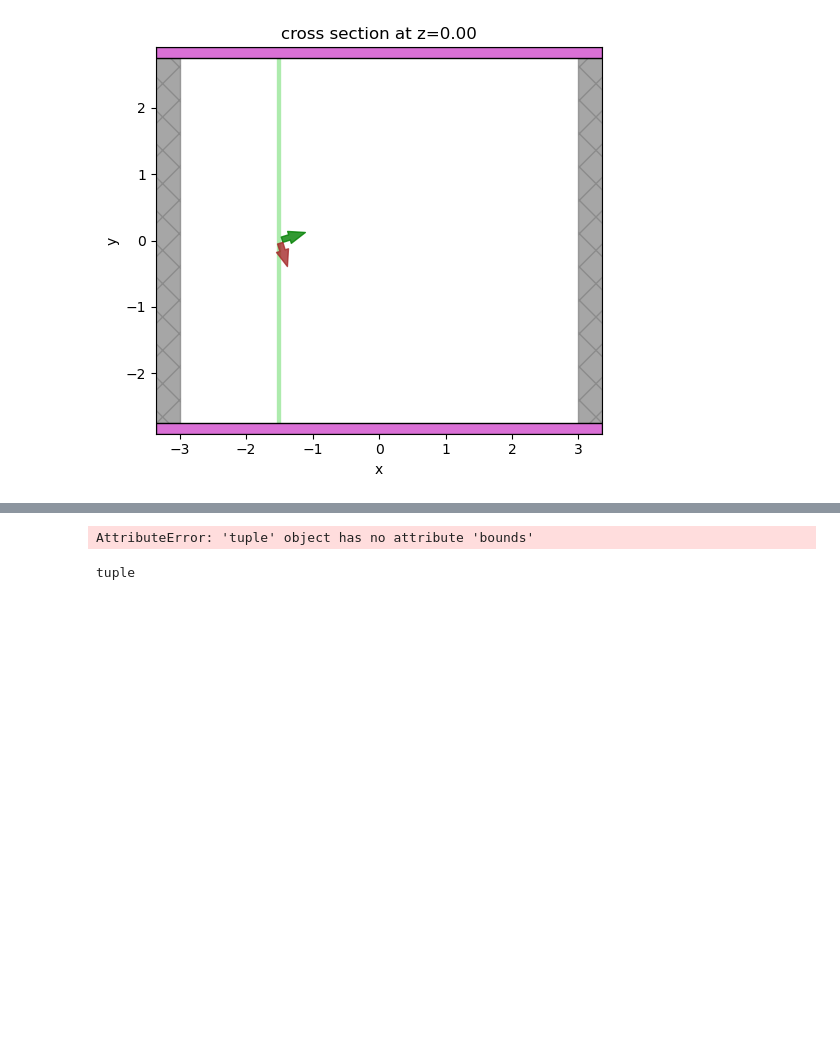
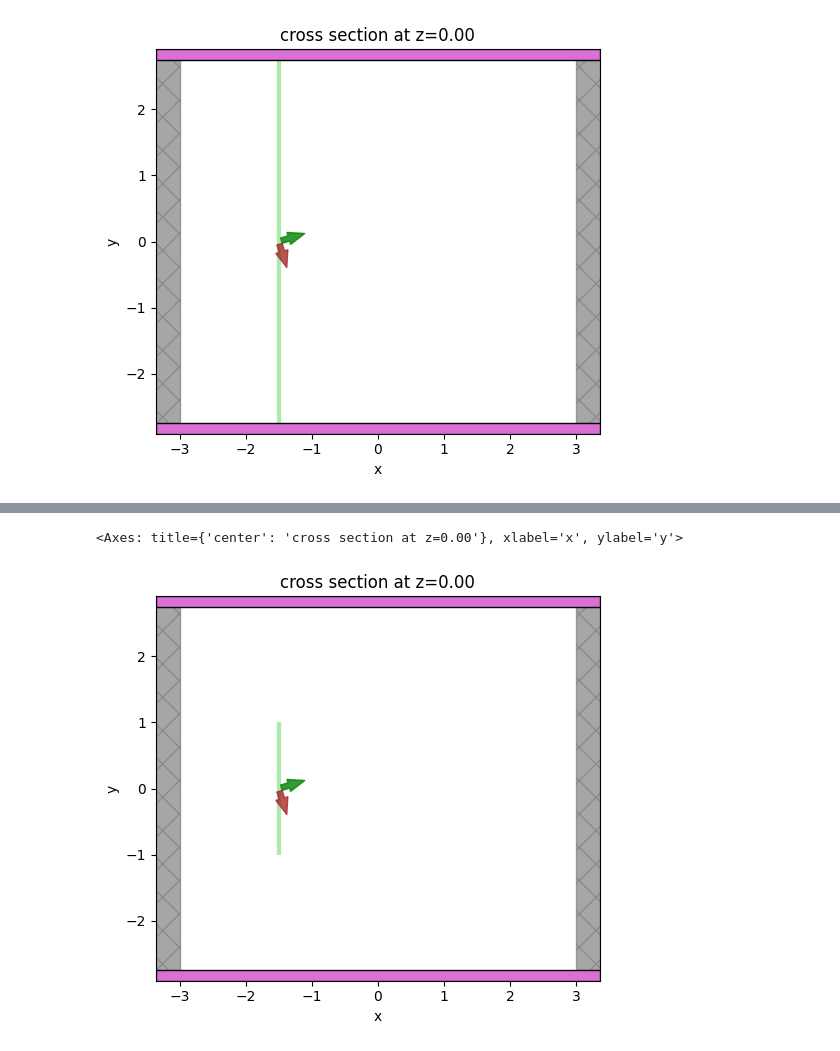
Before and after one commit to Dj1312/pepper, a Jupyter notebook: examples/2d_gaussian_beam.ipynb, the cells around one changed output, grey strips where cells are left out. Cells and saved outputs as stored; diff of their text form; code cells hidden in the pictures; blank space fills up the shorter version.

```diff
--- a/examples/2d_gaussian_beam.ipynb
+++ b/examples/2d_gaussian_beam.ipynb
@@ -203,8 +174,0 @@ gauss.pop_axis(, axis=gauss.injection_axis)
-# %%
-sim.min_sym_box(gauss.center)
-# %% [output]
-AttributeError: 'tuple' object has no attribute 'bounds'
-# %%
-type(gauss.size)
-# %% [output]
-tuple
@@ -212,0 +177,41 @@ gauss.unpop_axis(bounds_norm, bounds_plane, axis=gauss.normal_axis)
+# %%
+gauss = td.GaussianBeam(
+    size=[0, 2 , 1],
+    source_time=td.GaussianPulse(freq0=sim_fdfd.freq0, fwidth=0.1*sim_fdfd.freq0),
+    center=(-x_span/4, 0, 0.1),
+    angle_theta=0.3,
+    angle_phi=0.0,
+    direction='+',
+)
+
+bloch_y = td.Boundary.bloch_from_source(
+    pw_fdfd2,
+    domain_size=y_span,
+    axis=1)
+
+sim3d = td.Simulation(
+    size=[x_span, y_span, 2],
+    grid_spec=td.GridSpec.uniform(dl=x_span / 200),
+    # structures=[background_box, waveguide],
+    structures=[background_box],
+    sources=[gauss],
+    #monitors=[field_monitor, mode_monitor],
+    run_time = 1,
+    boundary_spec=td.BoundarySpec(x=td.Boundary.pml(), y=bloch_y, z=td.Boundary.periodic()),
+)
+
+sim2d = td.Simulation(
+    size=[x_span, y_span, 0],
+    grid_spec=td.GridSpec.uniform(dl=x_span / 200),
+    # structures=[background_box, waveguide],
+    structures=[background_box],
+    sources=[gauss],
+    #monitors=[field_monitor, mode_monitor],
+    run_time = 1,
+    boundary_spec=td.BoundarySpec(x=td.Boundary.pml(), y=bloch_y, z=td.Boundary.periodic()),
+)
+# %%
+sim3d.plot(z=0)
+# %% [output]
+<Axes: title={'center': 'cross section at z=0.00'}, xlabel='x', ylabel='y'>
+[figure, added]
```
Also changed, not shown: parts of 45 cells of this notebook, 4 other files.
